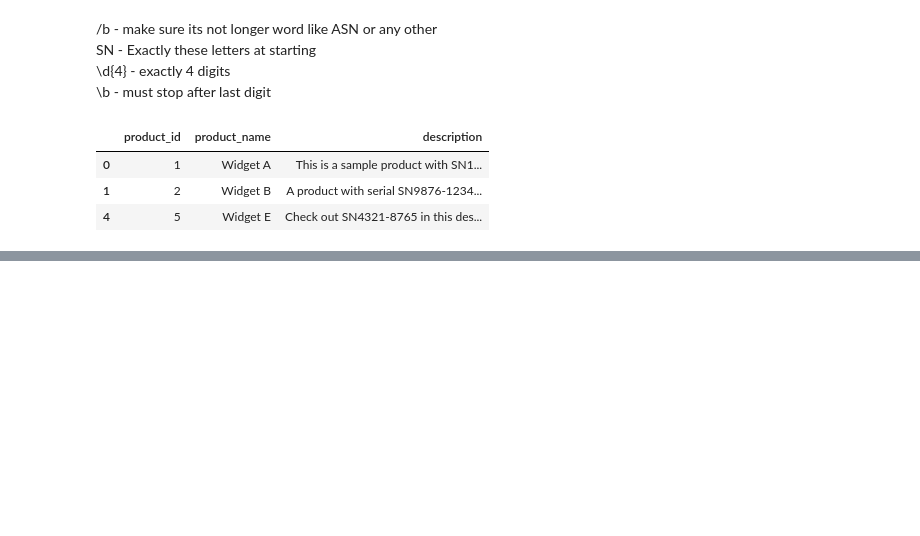
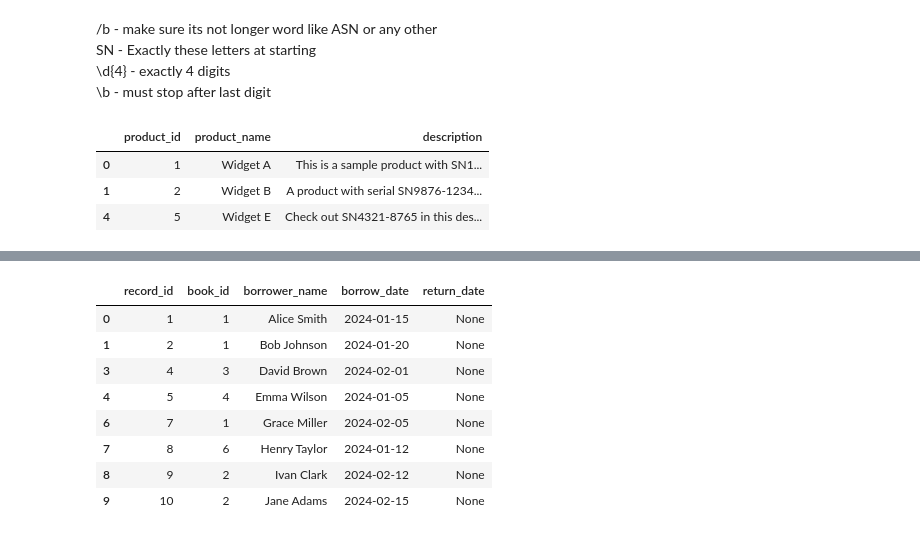
Before and after one commit to Swap-20/Leetcode-Pandas, a Jupyter notebook: Leetcode_Panda.ipynb, the cells around one changed output, grey strips where cells are left out. Saved outputs shown, nothing was run; the diff lists cells and outputs as text; code cells hidden in the pictures; blank space fills up the shorter version.

```diff
--- a/Leetcode_Panda.ipynb
+++ b/Leetcode_Panda.ipynb
@@ -1210,0 +1259,14 @@ filter_data
+# %%
+# Return_Date is null
+currently_borrowed = borrowing_records[borrowing_records['return_date'].isna()]
+currently_borrowed
+# %% [output]
+|  | record_id | book_id | borrower_name | borrow_date | return_date |
+| 0 | 1 | 1 | Alice Smith | 2024-01-15 | None |
+| 1 | 2 | 1 | Bob Johnson | 2024-01-20 | None |
+| 3 | 4 | 3 | David Brown | 2024-02-01 | None |
+| 4 | 5 | 4 | Emma Wilson | 2024-01-05 | None |
+| 6 | 7 | 1 | Grace Miller | 2024-02-05 | None |
+| 7 | 8 | 6 | Henry Taylor | 2024-01-12 | None |
+| 8 | 9 | 2 | Ivan Clark | 2024-02-12 | None |
+| 9 | 10 | 2 | Jane Adams | 2024-02-15 | None |
```
Also changed, not shown: parts of 8 cells of this notebook.
